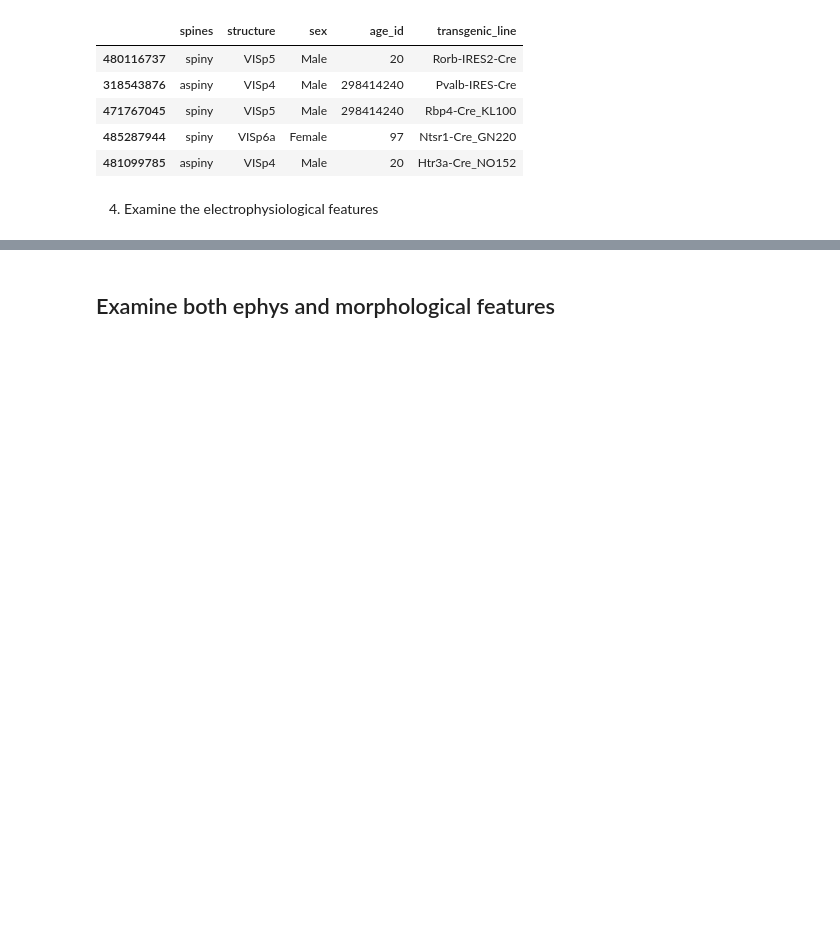
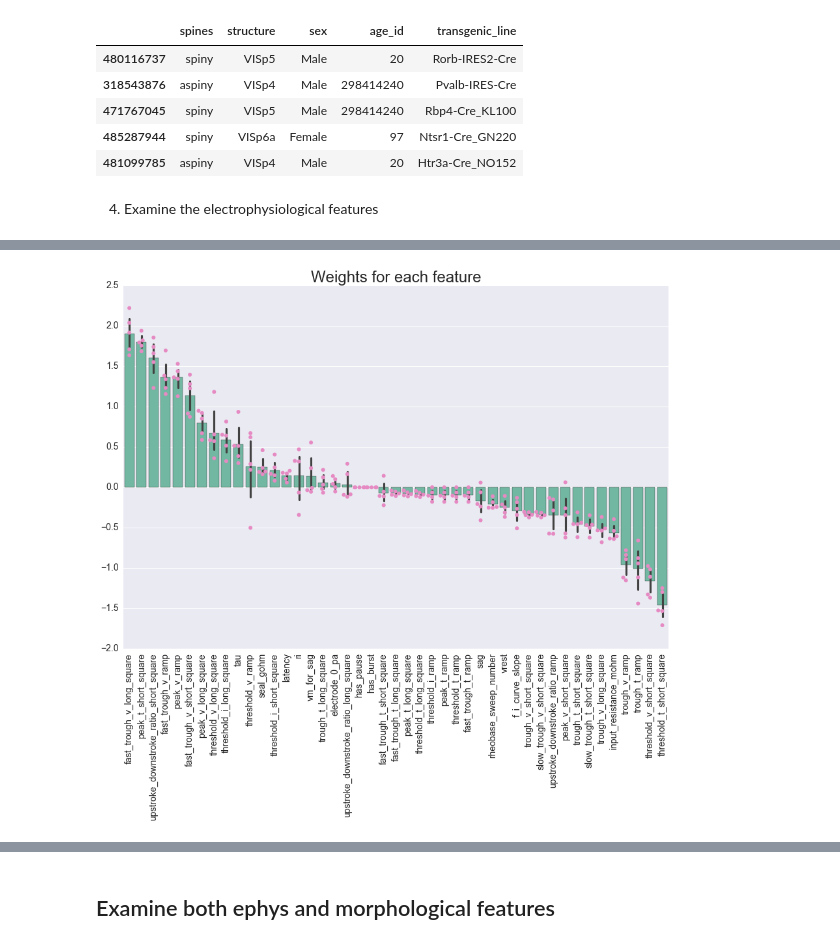
Before and after one commit to davidhbrann/CompClub-sklearn, a Jupyter notebook: 1_allen_cellTypes.ipynb, the cells around one changed output, grey strips where cells are left out. Saved outputs shown, nothing was run; the diff lists cells and outputs as text; code cells hidden in the pictures; blank space fills up the shorter version.

```diff
--- a/1_allen_cellTypes.ipynb
+++ b/1_allen_cellTypes.ipynb
@@ -102,4 +110,4 @@ X.drop(X.columns[np.sum(pd.isna(X)) > 50], axis=1, inplace=True)
 # %%
 # scale all features
 from sklearn.preprocessing import RobustScaler
-X = RobustScaler().fit_transform(X)
+X_scaled = RobustScaler().fit_transform(X)
@@ -105,0 +134,13 @@ X = RobustScaler().fit_transform(X)
+# %%
+# examine the weights
+network_pal = sns.color_palette("Set2", 5)
+coefs = pd.DataFrame(coef_mat)
+coefs.columns = X.columns
+coefs = coefs.reindex(columns=coefs.mean().sort_values(ascending=False).index)
+fig,ax = plt.subplots(figsize=(15,10))
+sns.barplot(data=coefs, color=network_pal[0], ax=ax);
+sns.swarmplot(data=coefs, color=network_pal[3], ax=ax, size=6);
+plt.title('Weights for each feature', fontsize=24)
+ax.set_xticklabels(ax.get_xticklabels(), rotation=90);
+# %% [output]
+[figure, added]
```
Also changed, not shown: parts of 30 cells of this notebook, 1 other file.
